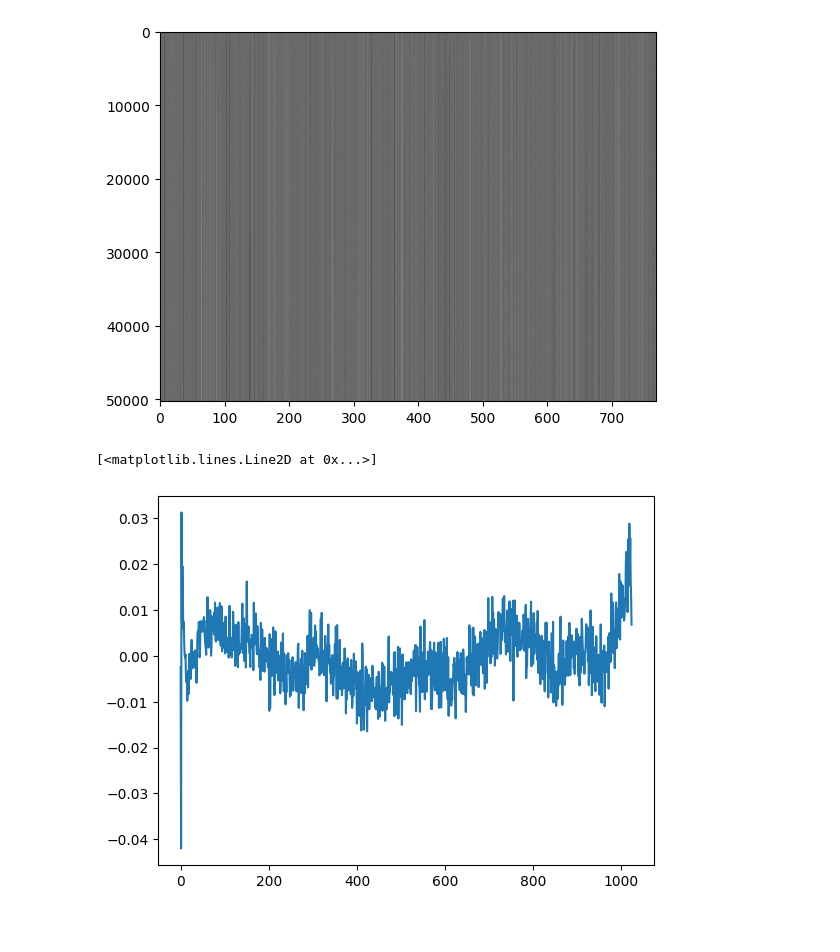
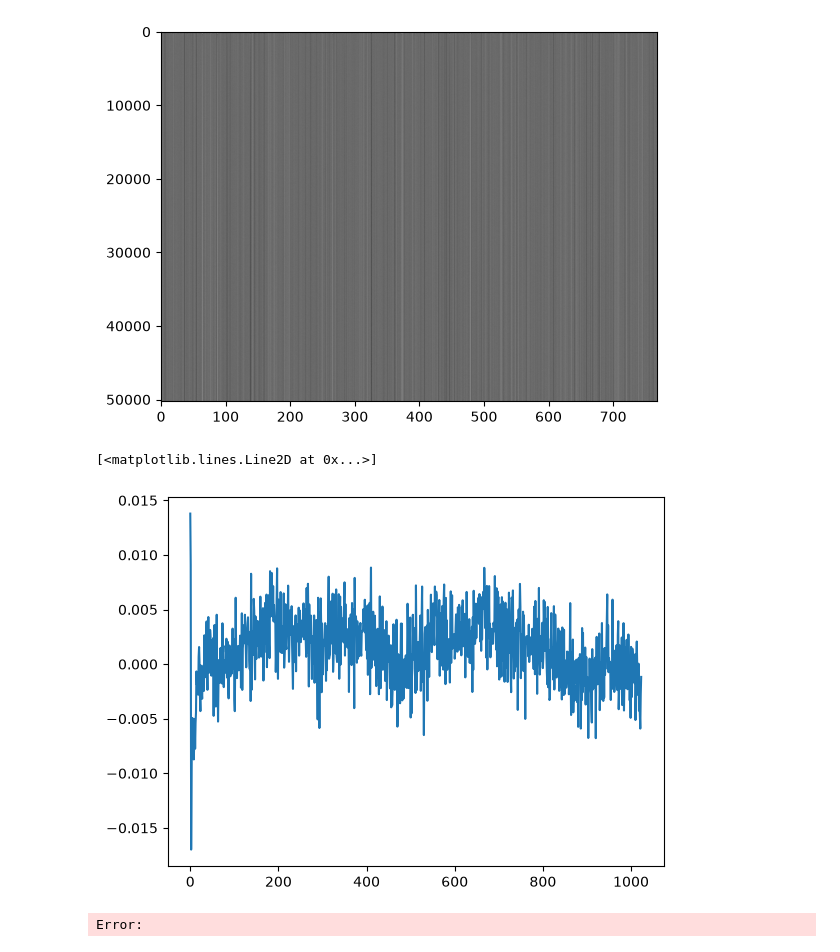
Before and after one commit to toprakcan17/yz50, a Jupyter notebook: 10. Hafta/task1.ipynb, the cells around one changed output. Cells and saved outputs as stored; diff of their text form; code cells hidden in the pictures.

```diff
--- a/10. Hafta/task1.ipynb
+++ b/10. Hafta/task1.ipynb
@@ -15,7 +11,8 @@ plt.imshow(sd['transformer.wte.weight'].cpu().numpy(), aspect='auto', cmap='gray
 <matplotlib.image.AxesImage at 0x...>
 [figure]
 # %%
-plt.plot(sd['transformer.wpe.weight'][:, 10].cpu().numpy())
+plt.plot(sd['transformer.wpe.weight'][:, 100].cpu().numpy())
 # %% [output]
 [<matplotlib.lines.Line2D at 0x...>]
-[figure, old version]
+[figure, new version]
+Error:
```
Also changed, not shown: parts of 1 cell of this notebook, 5 other files.
